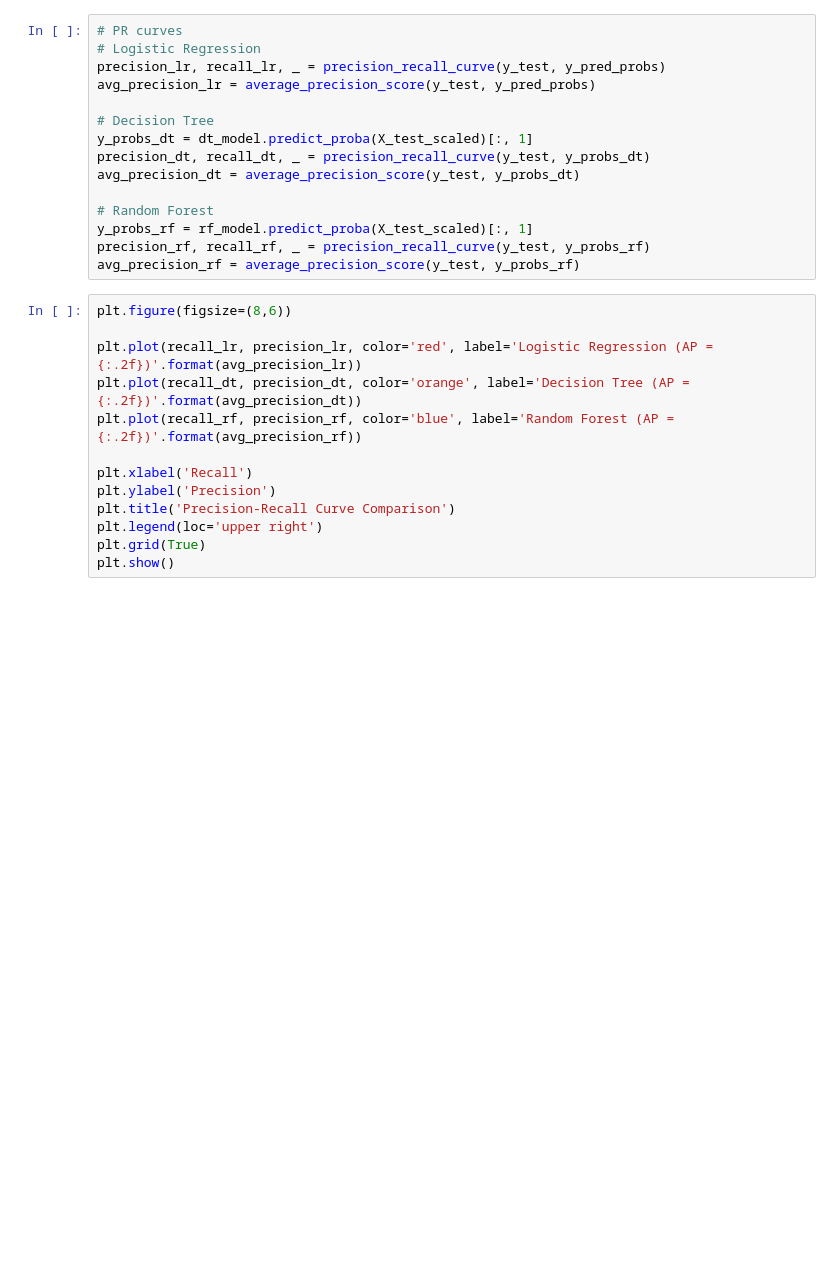
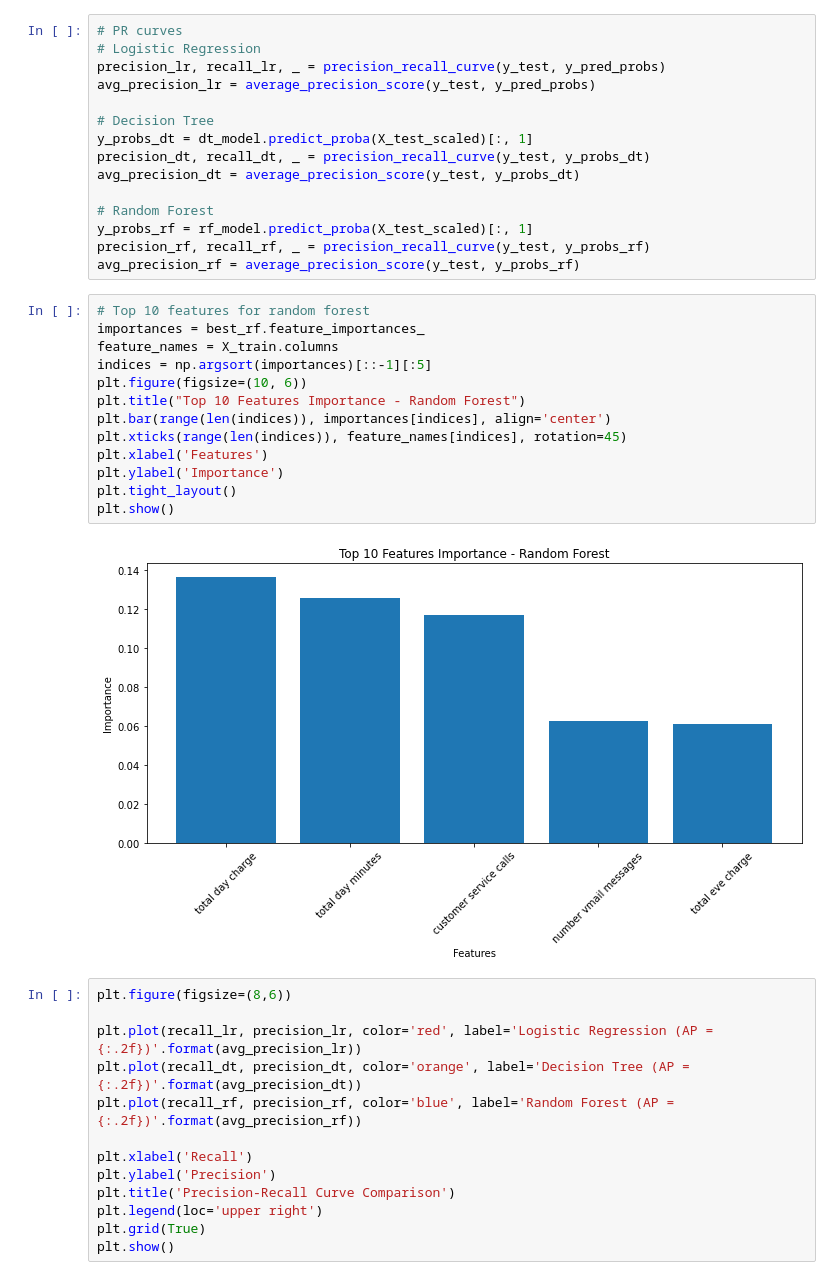
Before and after one commit to Murugi001/Phase-3-Project, a Jupyter notebook: index.ipynb, the cells around one changed output. Cells and saved outputs as stored; diff of their text form; blank space fills up the shorter version.

```diff
--- a/index.ipynb
+++ b/index.ipynb
@@ -588,6 +599,21 @@ avg_precision_dt = average_precision_score(y_test, y_probs_dt)
 y_probs_rf = rf_model.predict_proba(X_test_scaled)[:, 1]
 precision_rf, recall_rf, _ = precision_recall_curve(y_test, y_probs_rf)
 avg_precision_rf = average_precision_score(y_test, y_probs_rf)
+# %%
+# Top 10 features for random forest
+importances = best_rf.feature_importances_
+feature_names = X_train.columns
+indices = np.argsort(importances)[::-1][:5]
+plt.figure(figsize=(10, 6))
+plt.title("Top 10 Features Importance - Random Forest")
+plt.bar(range(len(indices)), importances[indices], align='center')
+plt.xticks(range(len(indices)), feature_names[indices], rotation=45)
+plt.xlabel('Features')
+plt.ylabel('Importance')
+plt.tight_layout()
+plt.show()
+# %% [output]
+[figure, added]
 # %%
 plt.figure(figsize=(8,6))
 
```
Also changed, not shown: parts of 30 cells of this notebook.
